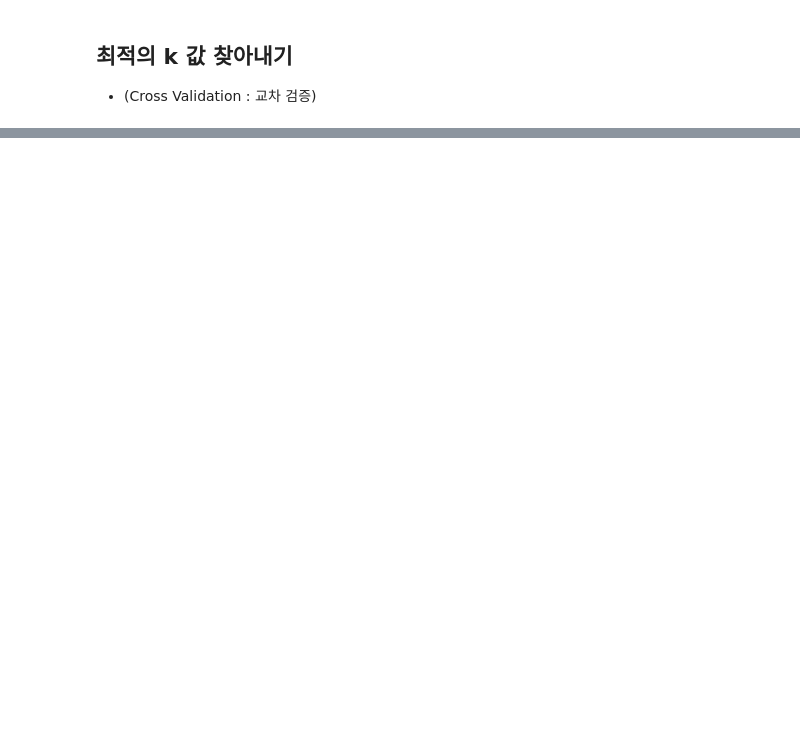
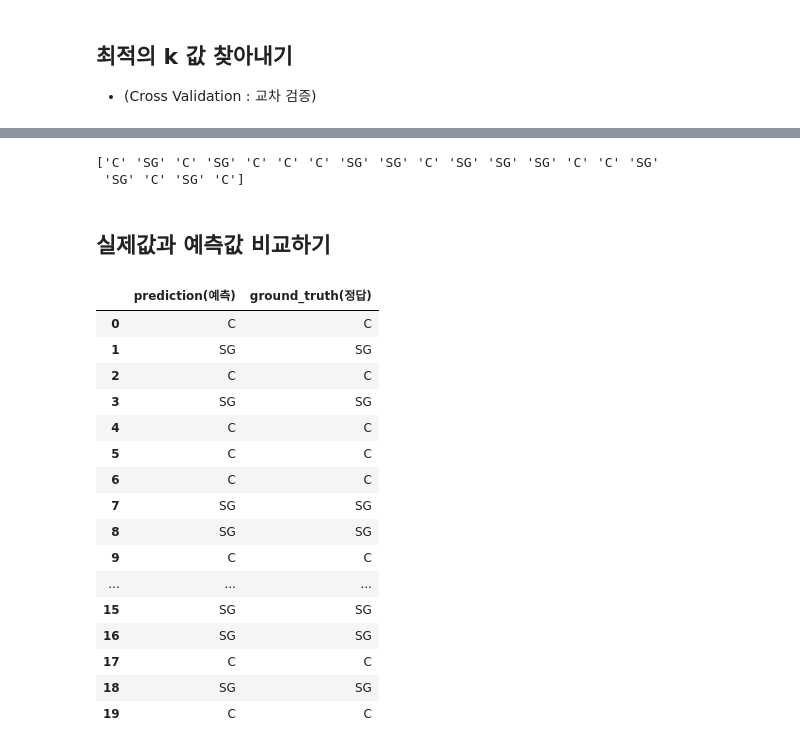
Before and after one commit to hk1486/Machine-Learning, a Jupyter notebook: Day01/Day01(NBA)_KNN.ipynb, the cells around one changed output, grey strips where cells are left out. Saved outputs shown, nothing was run; the diff lists cells and outputs as text; code cells hidden in the pictures; blank space fills up the shorter version.

```diff
--- a/Day01/Day01(NBA)_KNN.ipynb
+++ b/Day01/Day01(NBA)_KNN.ipynb
@@ -250,0 +347,52 @@ y_train = train[['Pos']]             # test_data
+# %%
+# 모듈 호출
+from sklearn.neighbors import KNeighborsClassifier
+from sklearn.metrics import accuracy_score
+
+# 학습 모델 알고리즘 선택
+knn = KNeighborsClassifier(n_neighbors = k) # k값 넣어줌
+
+# 학습에 사용할 속성 지정
+x_train = train[['3P','BLK','TRB']]
+# 테스트용 데이터로 포지션을 선택
+y_train = train[['Pos']]
+
+# KNN 모델로 학습 진행
+knn.fit(x_train, y_train.values.ravel())
+
+# 테스트 데이터에서 분류를 위해 사용한 속성 지정
+x_test = test[['3P','BLK','TRB']]
+# 선수 포지션에 대한 정답 지정
+y_test = test[['Pos']]
+
+# 테스트 시작
+predict = knn.predict(x_test)
+# %%
+print(predict) # 20개 예측 정답 데이터 출력
+# %% [output]
+['C' 'SG' 'C' 'SG' 'C' 'C' 'C' 'SG' 'SG' 'C' 'SG' 'SG' 'SG' 'C' 'C' 'SG'
+ 'SG' 'C' 'SG' 'C']
+# %% [markdown]
+## 실제값과 예측값 비교하기
+# %%
+comparision = pd.DataFrame( {'prediction(예측)' : predict, 'ground_truth(정답)' : y_test.values.ravel()} )
+
+comparision
+# %% [output]
+|  | prediction(예측) | ground_truth(정답) |
+| 0 | C | C |
+| 1 | SG | SG |
+| 2 | C | C |
+| 3 | SG | SG |
+| 4 | C | C |
+| 5 | C | C |
+| 6 | C | C |
+| 7 | SG | SG |
+| 8 | SG | SG |
+| 9 | C | C |
+| ... | ... | ... |
+| 15 | SG | SG |
+| 16 | SG | SG |
+| 17 | C | C |
+| 18 | SG | SG |
+| 19 | C | C |
```
Also changed, not shown: parts of 8 cells of this notebook.
